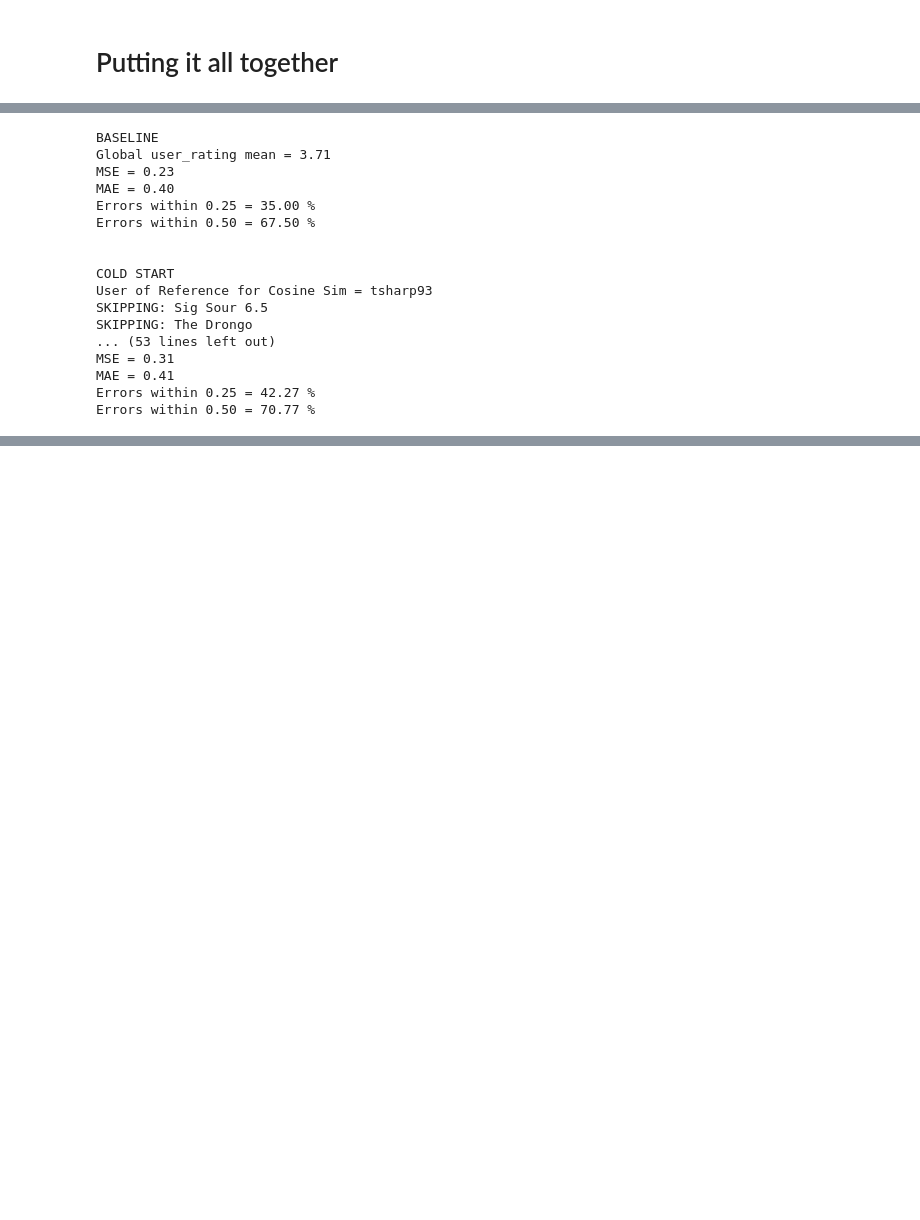
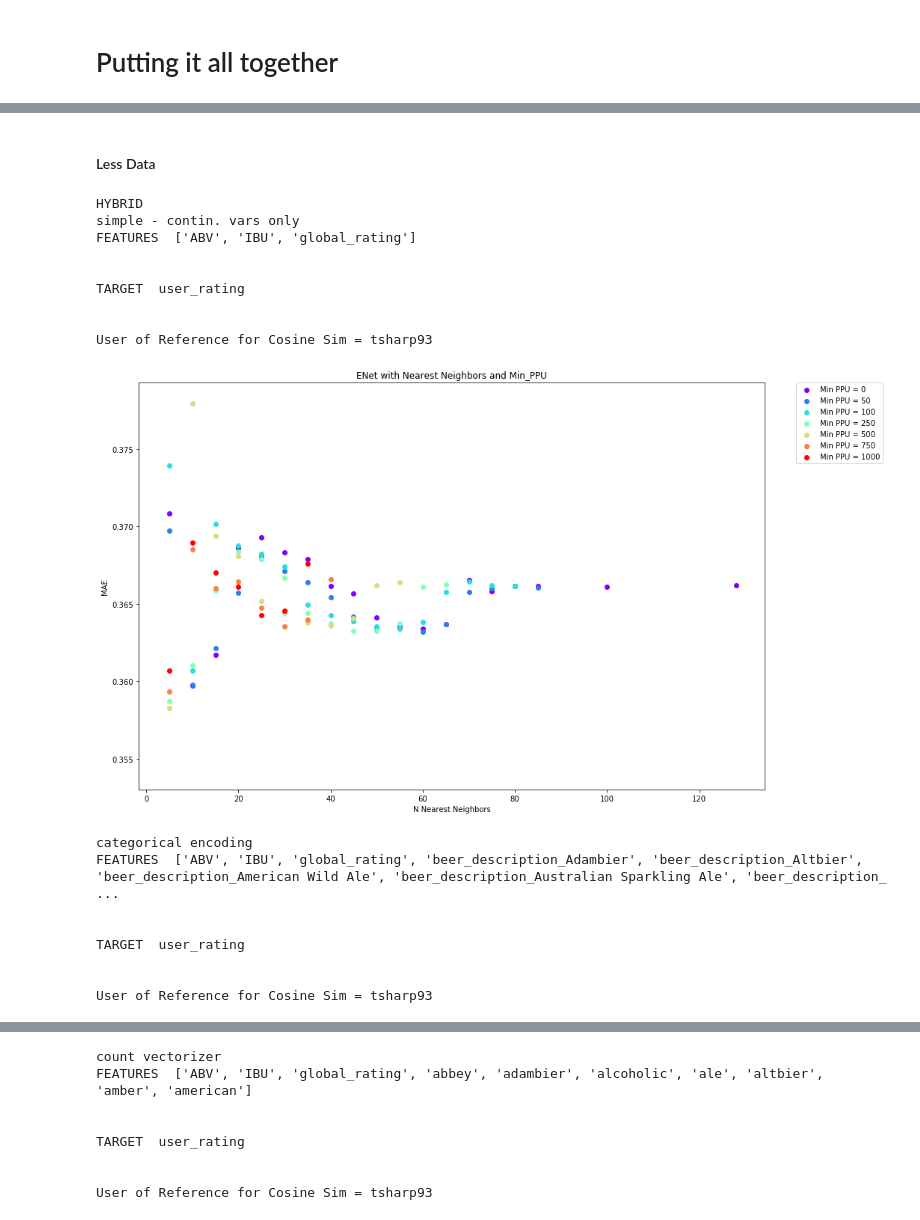
Before and after one commit to tomsharp/BeerMe, a Jupyter notebook: New Approach-Copy1.ipynb, the cells around one changed output, grey strips where cells are left out. Cells and saved outputs as stored; diff of their text form; code cells hidden in the pictures; blank space fills up the shorter version.

```diff
--- a/New Approach-Copy1.ipynb
+++ b/New Approach-Copy1.ipynb
@@ -295,45 +304,85 @@ def hybrid(df, user_of_interest, target):
+# %% [markdown]
+#### Less Data
 # %%
 user_of_interest = 'tsharp93'
 # %%
 drop_cols =['username', 'beer_name', 'brewery']
 
+### - BASELINE - ###
 print("BASELINE")
 baseline(df, user_of_interest)
 
+
+### - COLD START - ###
 print("\n")
-print("COLD START")
+print("(SEMI) COLD START - COLLABORATIVE FILTERING")
 cold_start(df, user_of_interest)
 
+
+### - CONTENT BASED FILTERING - ###
 print("\n")
 print("CONTENT BASED FILTERING")
+print("simple - contin. vars only")
+user_df = df[df['username']==user_of_interest].drop(drop_cols + ['beer_description'], axis=1, inplace=False)
+run_model(user_df, user_of_interest, 'user_rating')
+
 print("categorical encoding")
 user_df = cat_encoding(df, 'beer_description', drop_cols)
 run_model(user_df, user_of_interest, 'user_rating')
 
 print("\n")
 print("count vectorizer")
 user_df = count_vectorizer(df,'beer_description', drop_cols)
 run_model(user_df, user_of_interest, 'user_rating')
 
 print("\n")
 print("tfidf vectorizer")
 user_df = tfidf_vectorizer(df,'beer_description', drop_cols)
 run_model(user_df, user_of_interest, 'user_rating')
+
+
+### - HYBRID - ###
+drop_cols = ['brewery']
+
+print("\n")
+print("HYBRID")
+print("simple - contin. vars only")
+hybrid_df = df.drop(drop_cols + ['beer_description'], axis=1, inplace=False)
+mae_list, min_ppu_list, n_users_list = hybrid(hybrid_df, user_of_interest, 'user_rating')
+plot_hybrid(mae_list, min_ppu_list, n_users_list)
+
+print("categorical encoding")
+hybrid_df = cat_encoding(df, 'beer_description', drop_cols)
+mae_list, min_ppu_list, n_users_list = hybrid(hybrid_df, user_of_interest, 'user_rating')
+plot_hybrid(mae_list, min_ppu_list, n_users_list)
+
+print("\n")
+print("count vectorizer")
+hybrid_df = count_vectorizer(df, 'beer_description', drop_cols)
+mae_list, min_ppu_list, n_users_list = hybrid(hybrid_df, user_of_interest, 'user_rating')
+plot_hybrid(mae_list, min_ppu_list, n_users_list)
+
+print("\n")
+print("tfidf vectorizer")
+hybrid_df= tfidf_vectorizer(df,'beer_description', drop_cols)
+mae_list, min_ppu_list, n_users_list = hybrid(hybrid_df, user_of_interest, 'user_rating')
+plot_hybrid(mae_list, min_ppu_list, n_users_list)
 # %% [output]
-BASELINE
-Global user_rating mean = 3.71
-MSE = 0.23
-MAE = 0.40
-Errors within 0.25 = 35.00 %
-Errors within 0.50 = 67.50 %
+HYBRID
+simple - contin. vars only
+FEATURES  ['ABV', 'IBU', 'global_rating']
 
 
-COLD START
+TARGET  user_rating
+
+
 User of Reference for Cosine Sim = tsharp93
-SKIPPING: Sig Sour 6.5
-SKIPPING: The Drongo
-... (53 lines left out)
-MSE = 0.31
-MAE = 0.41
-Errors within 0.25 = 42.27 %
-Errors within 0.50 = 70.77 %
+[figure, added]
+categorical encoding
+FEATURES  ['ABV', 'IBU', 'global_rating', 'beer_description_Adambier', 'beer_description_Altbier', 'beer_description_American Wild Ale', 'beer_description_Australian Sparkling Ale', 'beer_description_ ...
+
+
+TARGET  user_rating
+
+
+User of Reference for Cosine Sim = tsharp93
@@ -339,0 +390,8 @@ Errors within 0.50 = 70.77 %
+count vectorizer
+FEATURES  ['ABV', 'IBU', 'global_rating', 'abbey', 'adambier', 'alcoholic', 'ale', 'altbier', 'amber', 'american']
+
+
+TARGET  user_rating
+
+
+User of Reference for Cosine Sim = tsharp93
```
Also changed, not shown: parts of 10 cells of this notebook, 1 other file.
